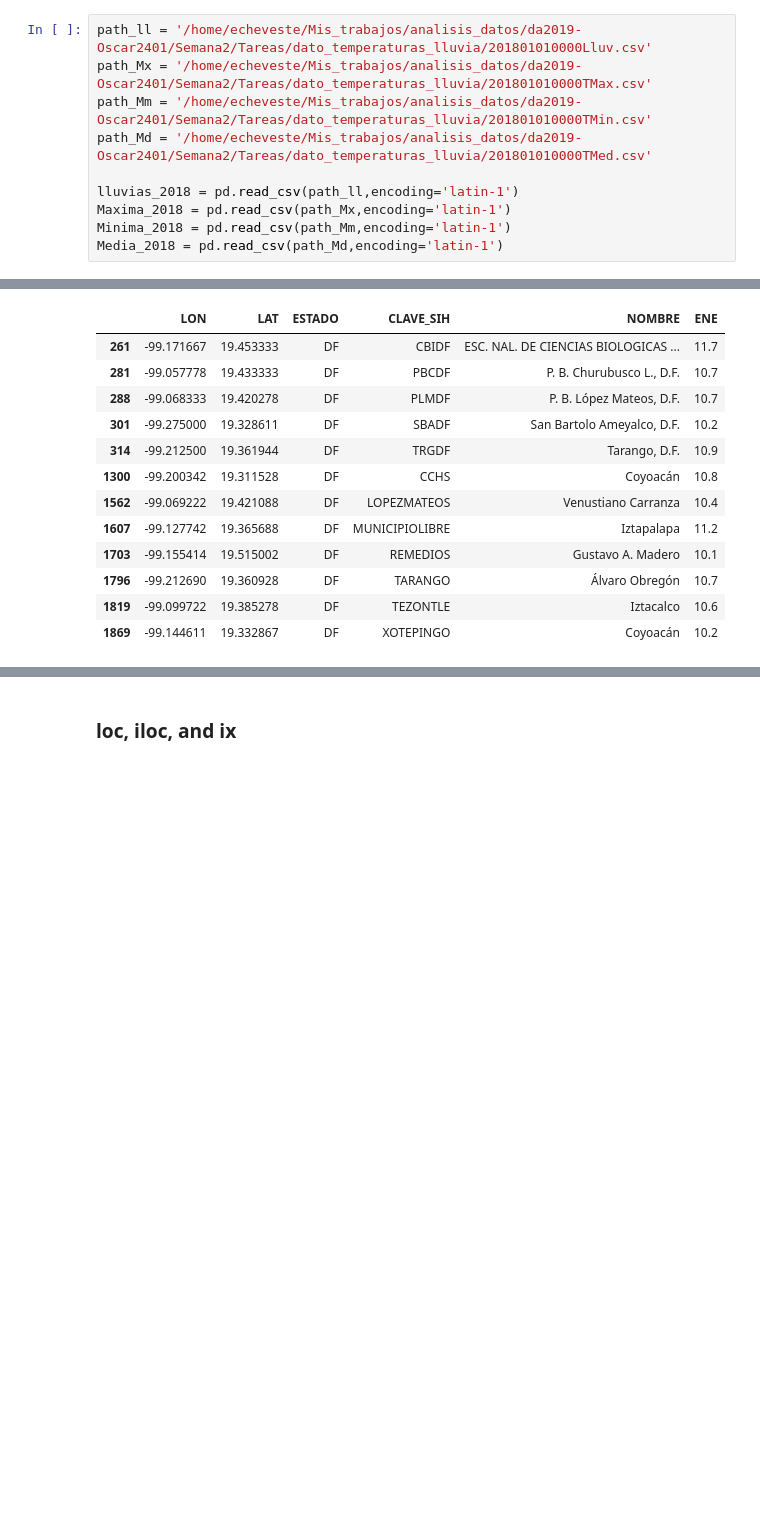
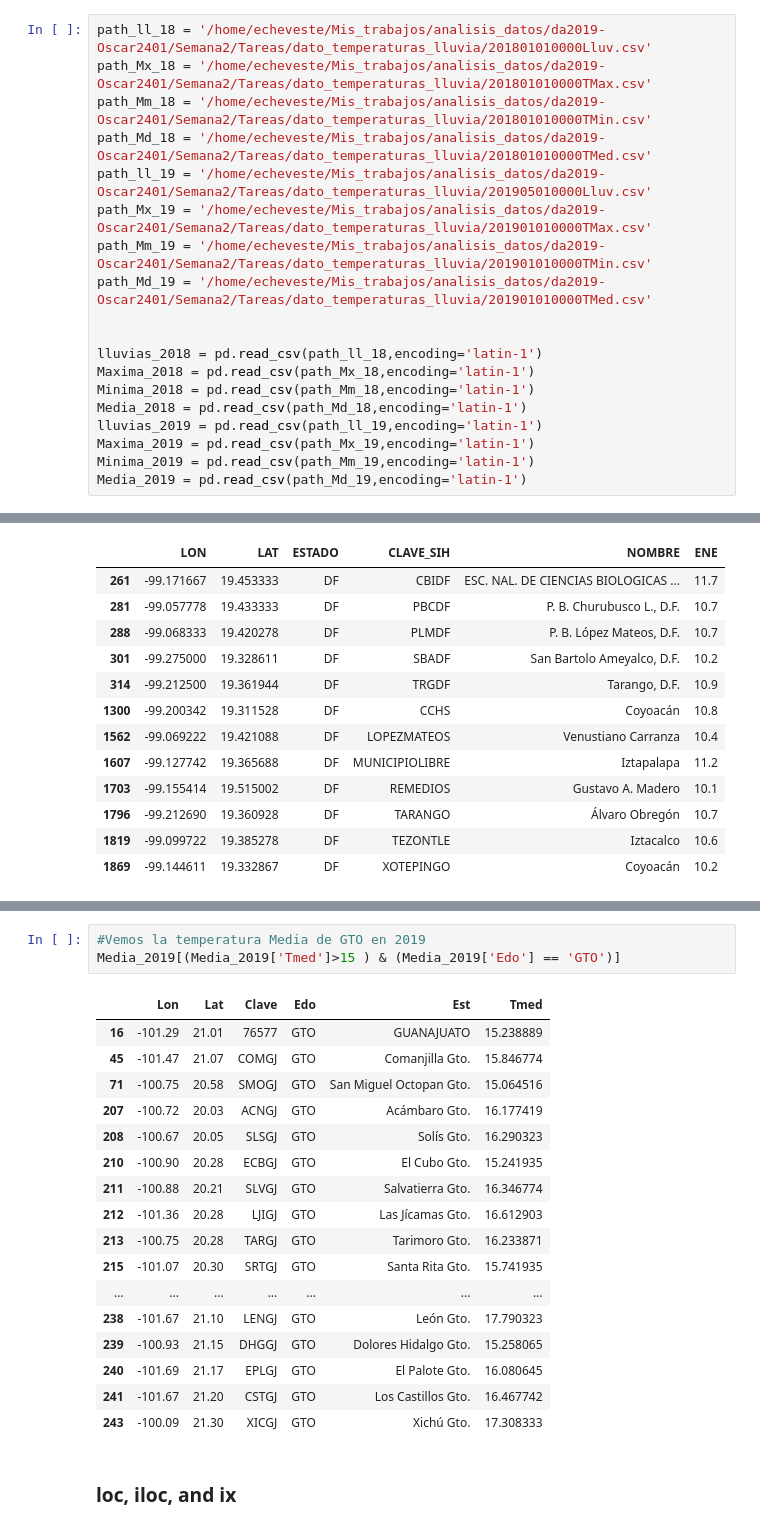
Before and after one commit to DCIDA2019/da2019-Oscar2401, a Jupyter notebook: Semana2/Tareas/Tarea_1.ipynb, the cells around one changed output, grey strips where cells are left out. Cells and saved outputs as stored; diff of their text form; blank space fills up the shorter version.

Commit message:
Agregué tarea

```diff
--- a/Semana2/Tareas/Tarea_1.ipynb
+++ b/Semana2/Tareas/Tarea_1.ipynb
@@ -67,13 +67,22 @@ Time is $\mu s$, it's the best way I could do
 # %% [markdown]
 Ya descargados los archivos .txt los cargamos:
 # %%
-path_ll = '/home/echeveste/Mis_trabajos/analisis_datos/da2019-Oscar2401/Semana2/Tareas/dato_temperaturas_lluvia/201801010000Lluv.csv'
-path_Mx = '/home/echeveste/Mis_trabajos/analisis_datos/da2019-Oscar2401/Semana2/Tareas/dato_temperaturas_lluvia/201801010000TMax.csv'
-path_Mm = '/home/echeveste/Mis_trabajos/analisis_datos/da2019-Oscar2401/Semana2/Tareas/dato_temperaturas_lluvia/201801010000TMin.csv'
-path_Md = '/home/echeveste/Mis_trabajos/analisis_datos/da2019-Oscar2401/Semana2/Tareas/dato_temperaturas_lluvia/201801010000TMed.csv'
+path_ll_18 = '/home/echeveste/Mis_trabajos/analisis_datos/da2019-Oscar2401/Semana2/Tareas/dato_temperaturas_lluvia/201801010000Lluv.csv'
+path_Mx_18 = '/home/echeveste/Mis_trabajos/analisis_datos/da2019-Oscar2401/Semana2/Tareas/dato_temperaturas_lluvia/201801010000TMax.csv'
+path_Mm_18 = '/home/echeveste/Mis_trabajos/analisis_datos/da2019-Oscar2401/Semana2/Tareas/dato_temperaturas_lluvia/201801010000TMin.csv'
+path_Md_18 = '/home/echeveste/Mis_trabajos/analisis_datos/da2019-Oscar2401/Semana2/Tareas/dato_temperaturas_lluvia/201801010000TMed.csv'
+path_ll_19 = '/home/echeveste/Mis_trabajos/analisis_datos/da2019-Oscar2401/Semana2/Tareas/dato_temperaturas_lluvia/201905010000Lluv.csv'
+path_Mx_19 = '/home/echeveste/Mis_trabajos/analisis_datos/da2019-Oscar2401/Semana2/Tareas/dato_temperaturas_lluvia/201901010000TMax.csv'
+path_Mm_19 = '/home/echeveste/Mis_trabajos/analisis_datos/da2019-Oscar2401/Semana2/Tareas/dato_temperaturas_lluvia/201901010000TMin.csv'
+path_Md_19 = '/home/echeveste/Mis_trabajos/analisis_datos/da2019-Oscar2401/Semana2/Tareas/dato_temperaturas_lluvia/201901010000TMed.csv'
 
-lluvias_2018 = pd.read_csv(path_ll,encoding='latin-1')
-Maxima_2018 = pd.read_csv(path_Mx,encoding='latin-1')
-Minima_2018 = pd.read_csv(path_Mm,encoding='latin-1')
-Media_2018 = pd.read_csv(path_Md,encoding='latin-1')
+
+lluvias_2018 = pd.read_csv(path_ll_18,encoding='latin-1')
+Maxima_2018 = pd.read_csv(path_Mx_18,encoding='latin-1')
+Minima_2018 = pd.read_csv(path_Mm_18,encoding='latin-1')
+Media_2018 = pd.read_csv(path_Md_18,encoding='latin-1')
+lluvias_2019 = pd.read_csv(path_ll_19,encoding='latin-1')
+Maxima_2019 = pd.read_csv(path_Mx_19,encoding='latin-1')
+Minima_2019 = pd.read_csv(path_Mm_19,encoding='latin-1')
+Media_2019 = pd.read_csv(path_Md_19,encoding='latin-1')
 # %% [markdown]
@@ -310,6 +334,27 @@ Media_2018[(Media_2018['Tmed']>15 ) & (Media_2018['Edo'] == 'GTO')]
 | 742 | -100.68 | 20.53 | AEGGJ | GTO | APASEO EL GRANDE | 16.3 |
 | 789 | -101.36 | 20.28 | LJIGJ | GTO | Las Jicamas Gto. | 15.5 |
 | 997 | -101.25 | 21.02 | GUANAJUATOOB | GTO | OBSERVATORIO GUANAJUATO | 15.2 |
+# %%
+#Vemos la temperatura Media de GTO en 2019
+Media_2019[(Media_2019['Tmed']>15 ) & (Media_2019['Edo'] == 'GTO')]
+# %% [output]
+|  | Lon | Lat | Clave | Edo | Est | Tmed |
+| 16 | -101.29 | 21.01 | 76577 | GTO | GUANAJUATO | 15.238889 |
+| 45 | -101.47 | 21.07 | COMGJ | GTO | Comanjilla Gto. | 15.846774 |
+| 71 | -100.75 | 20.58 | SMOGJ | GTO | San Miguel Octopan Gto. | 15.064516 |
+| 207 | -100.72 | 20.03 | ACNGJ | GTO | Acámbaro Gto. | 16.177419 |
+| 208 | -100.67 | 20.05 | SLSGJ | GTO | Solís Gto. | 16.290323 |
+| 210 | -100.90 | 20.28 | ECBGJ | GTO | El Cubo Gto. | 15.241935 |
+| 211 | -100.88 | 20.21 | SLVGJ | GTO | Salvatierra Gto. | 16.346774 |
+| 212 | -101.36 | 20.28 | LJIGJ | GTO | Las Jícamas Gto. | 16.612903 |
+| 213 | -100.75 | 20.28 | TARGJ | GTO | Tarimoro Gto. | 16.233871 |
+| 215 | -101.07 | 20.30 | SRTGJ | GTO | Santa Rita Gto. | 15.741935 |
+| ... | ... | ... | ... | ... | ... | ... |
+| 238 | -101.67 | 21.10 | LENGJ | GTO | León Gto. | 17.790323 |
+| 239 | -100.93 | 21.15 | DHGGJ | GTO | Dolores Hidalgo Gto. | 15.258065 |
+| 240 | -101.69 | 21.17 | EPLGJ | GTO | El Palote Gto. | 16.080645 |
+| 241 | -101.67 | 21.20 | CSTGJ | GTO | Los Castillos Gto. | 16.467742 |
+| 243 | -100.09 | 21.30 | XICGJ | GTO | Xichú Gto. | 17.308333 |
 # %% [markdown]
 ### loc, iloc, and ix
 # %%
```
Also changed, not shown: parts of 49 cells of this notebook.
